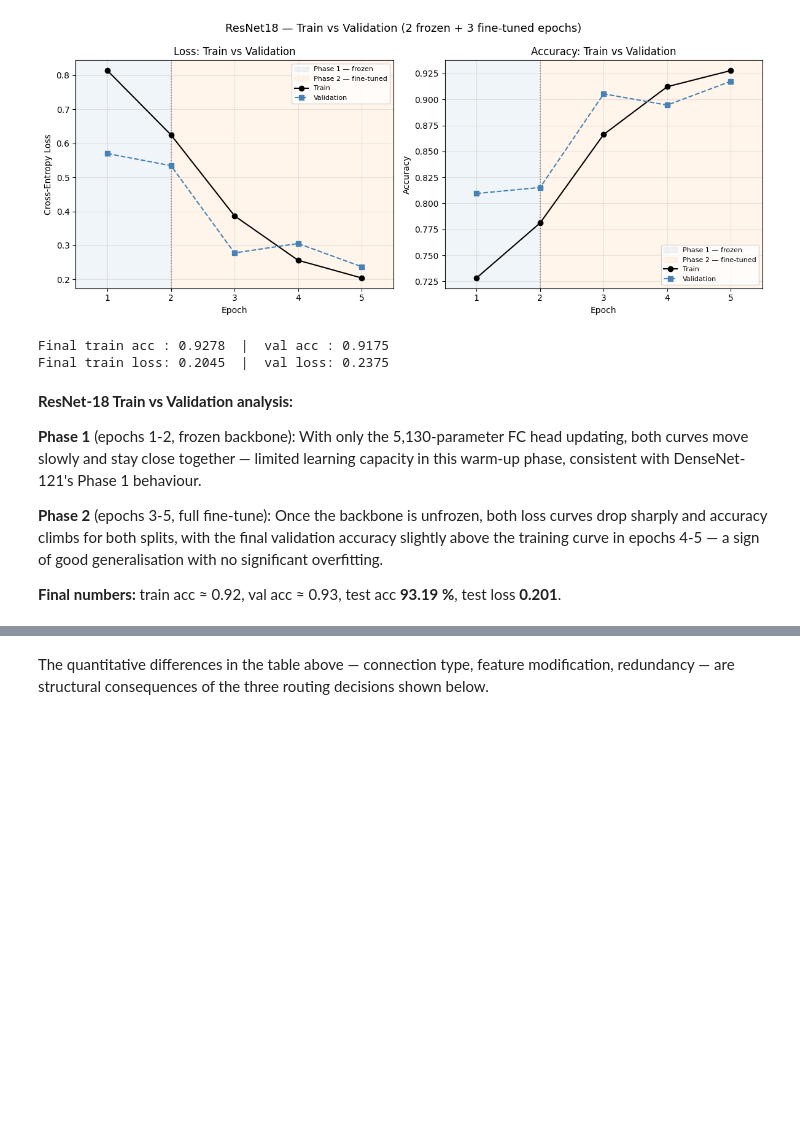
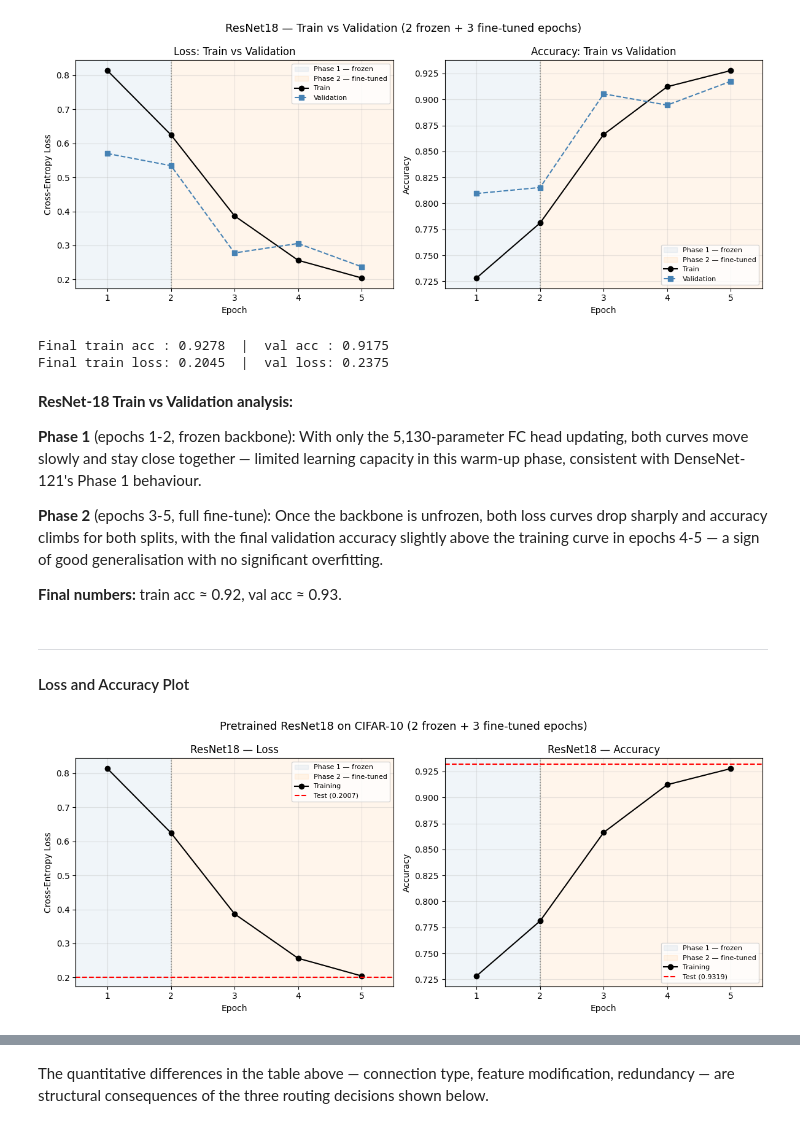
Before and after one commit to SU-Machine-Learning-II-Group3/DenseNet121-CFAR, a Jupyter notebook: notebook/DenseNet-121-CFAR10.ipynb, the cells around one changed output, grey strips where cells are left out. Drawn from its saved outputs; the diff is of its cells as text; code cells hidden in the pictures; blank space fills up the shorter version.

```diff
--- a/notebook/DenseNet-121-CFAR10.ipynb
+++ b/notebook/DenseNet-121-CFAR10.ipynb
@@ -602,6 +626,24 @@ To benchmark DenseNet-121 against a well-established residual network, we fine-t
 from torchvision.models import resnet18, ResNet18_Weights
 
 seed_everything(0, workers=True)
+
+class MetricsHistory(Callback):
+    def __init__(self):
+        self.train_loss, self.train_acc = [], []
+        self.val_loss,   self.val_acc   = [], []
+
+    def on_train_epoch_end(self, trainer, pl_module):
+        m = trainer.callback_metrics
+        self.train_loss.append(m["train_loss"].item())
+        self.train_acc .append(m["train_accuracy_epoch"].item())
+
+    def on_validation_epoch_end(self, trainer, pl_module):
+        if trainer.sanity_checking:
+            return
+        m = trainer.callback_metrics
+        self.val_loss.append(m["valid_loss"].item())
+        self.val_acc .append(m["valid_accuracy"].item())
+
 
 resnet_model = resnet18(weights=ResNet18_Weights.IMAGENET1K_V1)
 resnet_model.fc = nn.Sequential(
@@ -735,6 +778,45 @@ Final train loss: 0.2045  |  val loss: 0.2375
 
 **Phase 2** (epochs 3-5, full fine-tune): Once the backbone is unfrozen, both loss curves drop sharply and accuracy climbs for both splits, with the final validation accuracy slightly above the training curve in epochs 4-5 — a sign of good generalisation with no significant overfitting.
 
-**Final numbers:** train acc ≈ 0.92, val acc ≈ 0.93, test acc **93.19 %**, test loss **0.201**.
+**Final numbers:** train acc ≈ 0.92, val acc ≈ 0.93.
+# %% [markdown]
+---
+#### Loss and Accuracy Plot
+# %%
+# Phase 1 = epochs 1-2, Phase 2 = epochs 3-5
+rn_epochs_p1 = list(range(1, 3))
+rn_epochs_p2 = list(range(3, 6))
+rn_all_epochs     = rn_epochs_p1 + rn_epochs_p2
+rn_all_train_loss = resnet_hist_p1.train_loss + resnet_hist_p2.train_loss
+rn_all_train_acc  = resnet_hist_p1.train_acc  + resnet_hist_p2.train_acc
+
+rn_test_loss_val = resnet_results[0]["test_loss"]
+rn_test_acc_val  = resnet_results[0]["test_accuracy"]
+
+fig, (ax1, ax2) = plt.subplots(1, 2, figsize=(12, 5))
+
+for ax, values, ylabel, title, test_val in [
+    (ax1, rn_all_train_loss, "Cross-Entropy Loss", "ResNet18 — Loss",     rn_test_loss_val),
+    (ax2, rn_all_train_acc,  "Accuracy",           "ResNet18 — Accuracy", rn_test_acc_val),
+]:
+    ax.axvspan(0.5, 2,   alpha=0.08, color="steelblue",  label="Phase 1 — frozen")
+    ax.axvspan(2,   5.5, alpha=0.08, color="darkorange", label="Phase 2 — fine-tuned")
+    ax.axvline(x=2, color="gray", linestyle=":", linewidth=1.2)
+    ax.plot(rn_all_epochs, values, marker="o", color="black", label="Training")
+    ax.axhline(test_val, color="red", linestyle="--", label=f"Test ({test_val:.4f})")
+
+    ax.set_xlabel("Epoch")
+    ax.set_ylabel(ylabel)
+    ax.set_title(title)
+    ax.set_xticks(range(1, 6))
+    ax.set_xlim(0.5, 5.5)
+    ax.legend(fontsize=8)
+    ax.grid(True, alpha=0.3)
+
+fig.suptitle("Pretrained ResNet18 on CIFAR-10 (2 frozen + 3 fine-tuned epochs)", fontsize=13)
+fig.tight_layout()
+plt.show()
+# %% [output]
+[figure, added]
 # %% [markdown]
 ---
```
Also changed, not shown: parts of 11 cells of this notebook, 12 other files.
